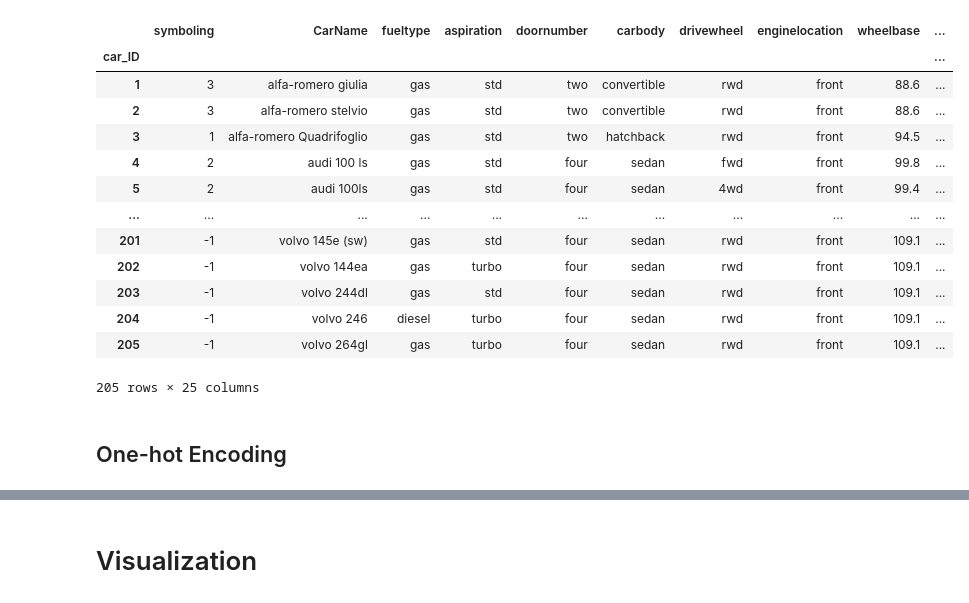
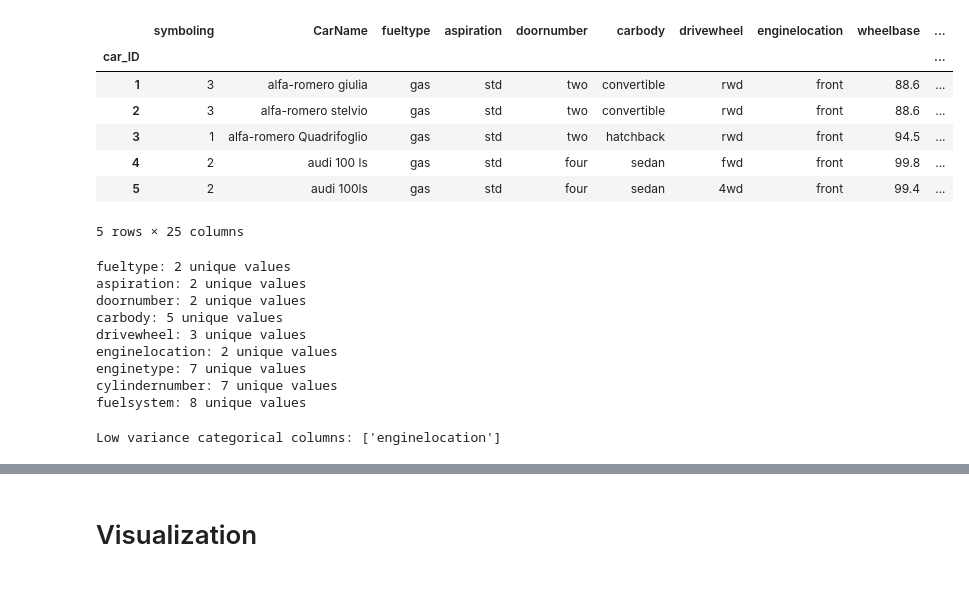
Before and after one commit to nxndinisxh/MRM_ResearchAI_Taskphase, a Jupyter notebook: LinearRegression.ipynb, the cells around one changed output, grey strips where cells are left out. Saved outputs shown, nothing was run; the diff lists cells and outputs as text; code cells hidden in the pictures.

```diff
--- a/LinearRegression.ipynb
+++ b/LinearRegression.ipynb
@@ -5,22 +5,16 @@ import matplotlib.pyplot as plt
 import seaborn as sns
 # %%
 data = pd.read_csv("CarPrice_Assignment.csv", index_col=0)
-data
+data.head()
 # %% [output]
 |  | symboling | CarName | fueltype | aspiration | doornumber | carbody | drivewheel | enginelocation | wheelbase | ... |
 | car_ID |  |  |  |  |  |  |  |  |  | ... |
 | 1 | 3 | alfa-romero giulia | gas | std | two | convertible | rwd | front | 88.6 | ... |
 | 2 | 3 | alfa-romero stelvio | gas | std | two | convertible | rwd | front | 88.6 | ... |
 | 3 | 1 | alfa-romero Quadrifoglio | gas | std | two | hatchback | rwd | front | 94.5 | ... |
 | 4 | 2 | audi 100 ls | gas | std | four | sedan | fwd | front | 99.8 | ... |
 | 5 | 2 | audi 100ls | gas | std | four | sedan | 4wd | front | 99.4 | ... |
-| ... | ... | ... | ... | ... | ... | ... | ... | ... | ... | ... |
-| 201 | -1 | volvo 145e (sw) | gas | std | four | sedan | rwd | front | 109.1 | ... |
-| 202 | -1 | volvo 144ea | gas | turbo | four | sedan | rwd | front | 109.1 | ... |
-| 203 | -1 | volvo 244dl | gas | std | four | sedan | rwd | front | 109.1 | ... |
-| 204 | -1 | volvo 246 | diesel | turbo | four | sedan | rwd | front | 109.1 | ... |
-| 205 | -1 | volvo 264gl | gas | turbo | four | sedan | rwd | front | 109.1 | ... |
-205 rows × 25 columns
+5 rows × 25 columns
 # %%
 num_Cols = ['wheelbase', 'carlength', 'carwidth', 'carheight', 'curbweight', 'enginesize', 'boreratio', 'stroke', 'compressionratio',
             'horsepower', 'peakrpm', 'citympg', 'highwaympg']
@@ -29,3 +23 @@ cat_cols = ['symboling', 'CarName', 'fueltype', 'aspiration', 'doornumber', 'car
             'cylindernumber', 'fuelsystem']
-# %% [markdown]
-## One-hot Encoding
@@ -34,0 +24,18 @@ data.reset_index(drop=True, inplace=True)
+# %%
+for col in cat_cols:
+    print(f"{col}: {data[col].nunique()} unique values")
+# %% [output]
+fueltype: 2 unique values
+aspiration: 2 unique values
+doornumber: 2 unique values
+carbody: 5 unique values
+drivewheel: 3 unique values
+enginelocation: 2 unique values
+enginetype: 7 unique values
+cylindernumber: 7 unique values
+fuelsystem: 8 unique values
+# %%
+low_variance_cols = [col for col in cat_cols if data[col].value_counts(normalize=True).iloc[0] > 0.95]
+print("Low variance categorical columns:", low_variance_cols)
+# %% [output]
+Low variance categorical columns: ['enginelocation']
```
Also changed, not shown: parts of 34 cells of this notebook.
